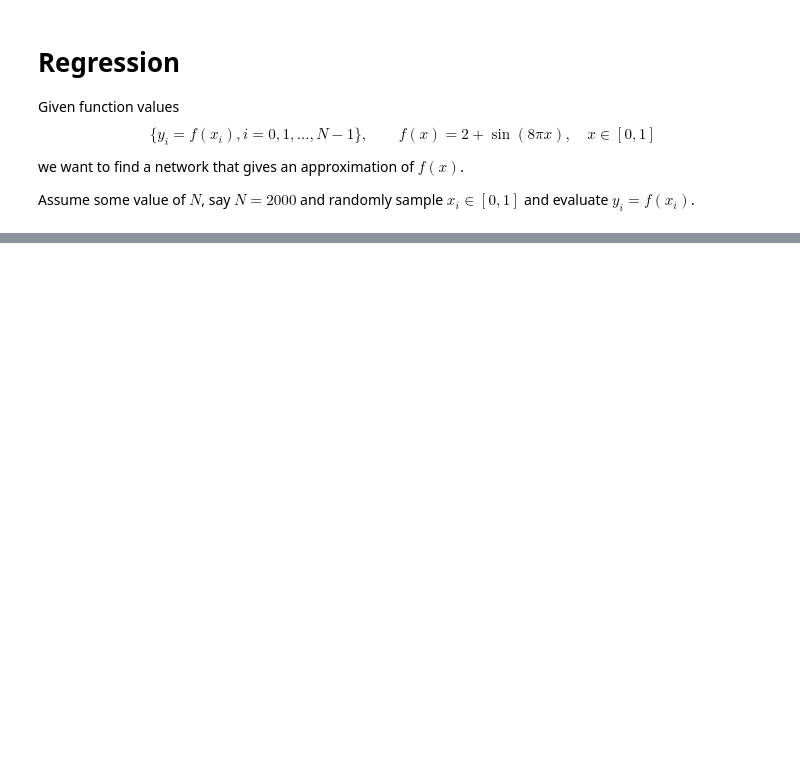
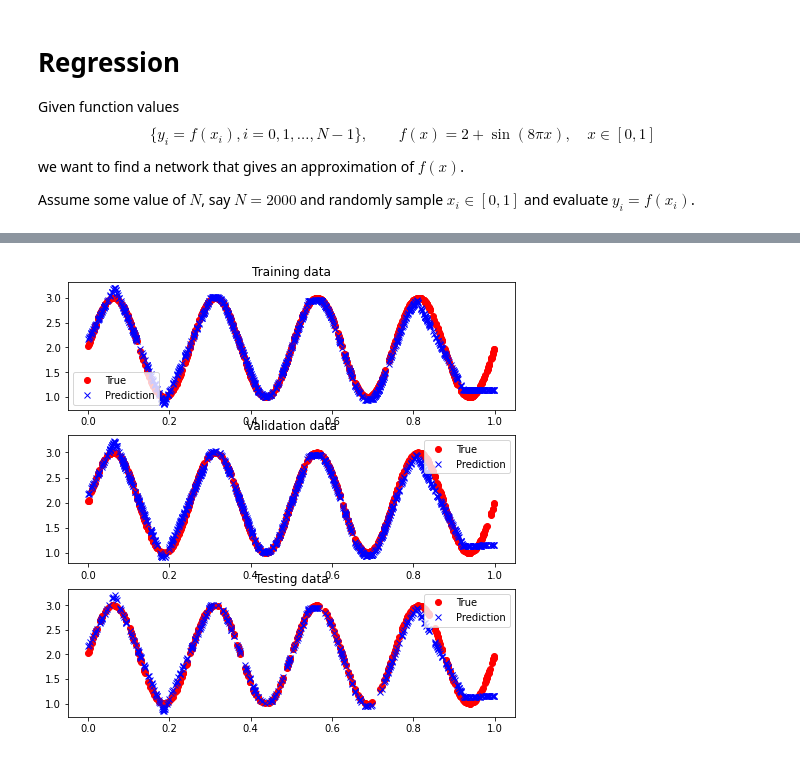
Before and after one commit to vaishnavisharma6/Tensorflow-Practice, a Jupyter notebook: test.ipynb, the cells around one changed output, grey strips where cells are left out. Saved outputs shown, nothing was run; the diff lists cells and outputs as text; code cells hidden in the pictures; blank space fills up the shorter version.

```diff
--- a/test.ipynb
+++ b/test.ipynb
@@ -69,4 +80,0 @@ plt.plot(history.history['loss'])
-# %%
-test_x = np.linspace(0,1,200)                                                            #test input values
-original_y = np.sin(8 * np.pi * test_x) + 2                                              #original values
-test_y = model.predict(test_x)                                                           #output values by network
@@ -83,0 +104,31 @@ plt.show()
+# %%
+train_loss, train_mse = model.evaluate(train_x, train_y)
+print('Train accuracy:', train_mse)
+
+valid_loss, valid_mse = model.evaluate(valid_x, valid_y)
+print('Validation accuracy:', valid_mse)
+
+test_loss, test_mse = model.evaluate(test_x, test_y)
+print('Test accuracy:', test_mse)
+
+plt.figure(figsize=(8,8))
+plt.subplot(3,1,1)
+plt.plot(train_x,train_y,'o',color='red',label='True')
+plt.plot(train_x,model.predict(train_x),'x',color='blue',label='Prediction')
+plt.title('Training data')
+plt.legend()
+
+plt.subplot(3,1,2)
+plt.plot(valid_x,valid_y,'o',color='red',label='True')
+plt.plot(valid_x,model.predict(valid_x),'x',color='blue',label='Prediction')
+plt.title('Validation data')
+plt.legend()
+
+plt.subplot(3,1,3)
+plt.plot(test_x,test_y,'o',color='red',label='True')
+plt.plot(test_x,model.predict(test_x),'x',color='blue',label='Prediction')
+plt.title('Testing data')
+plt.legend()
+
+plt.show()
+# %% [output]
@@ -83,0 +144 @@ plt.show()
+[figure, added]
```
Also changed, not shown: parts of 16 cells of this notebook.
